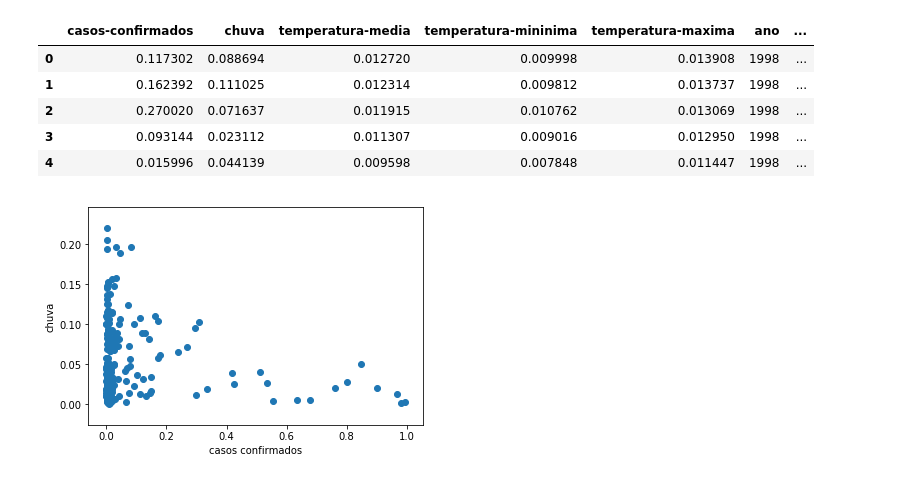
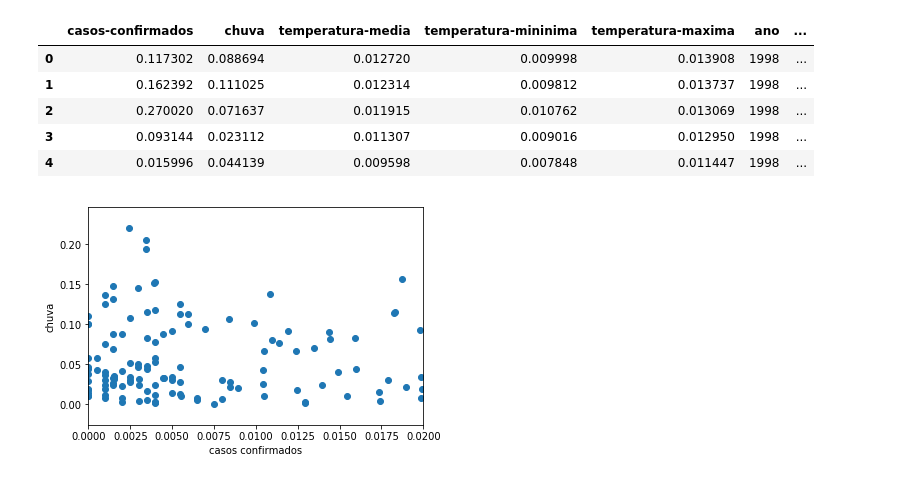
Before and after one commit to BossManager/TrabalhoFinalML, a Jupyter notebook: TrabalhoFinalML.ipynb, the cells around one changed output. Cells and saved outputs as stored; diff of their text form; code cells hidden in the pictures.

```diff
--- a/TrabalhoFinalML.ipynb
+++ b/TrabalhoFinalML.ipynb
@@ -66,8 +67,9 @@ dengue_normalize.head()
 # %%
 #correlacionando casos confirmados e a chuva
 plt.scatter(dengue_normalize.iloc[:,0],dengue_normalize.iloc[:,1])
 plt.xlabel("casos confirmados")
 plt.ylabel("chuva")
+plt.xlim(0.0,0.02)
 plt.show()
 # %% [output]
-[figure, old version]
+[figure, new version]
```
Also changed, not shown: parts of 5 cells of this notebook.
